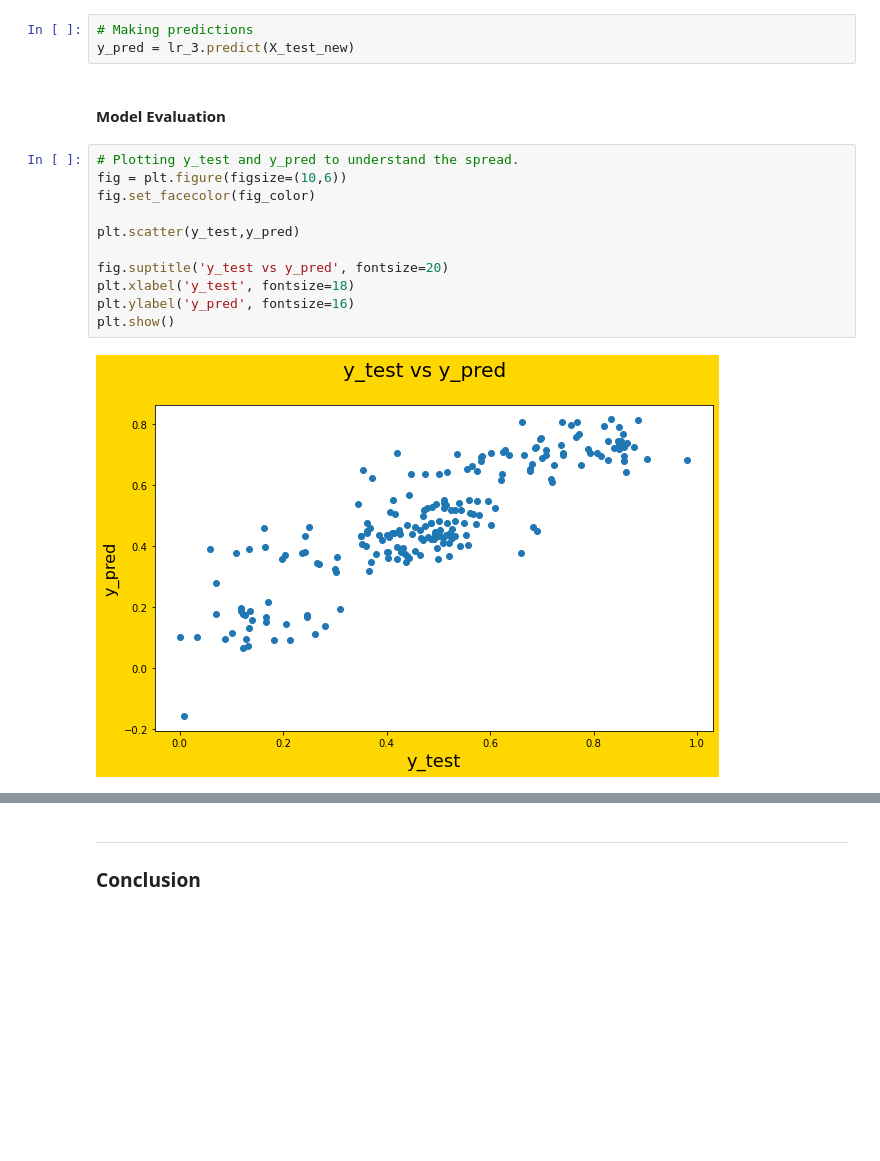
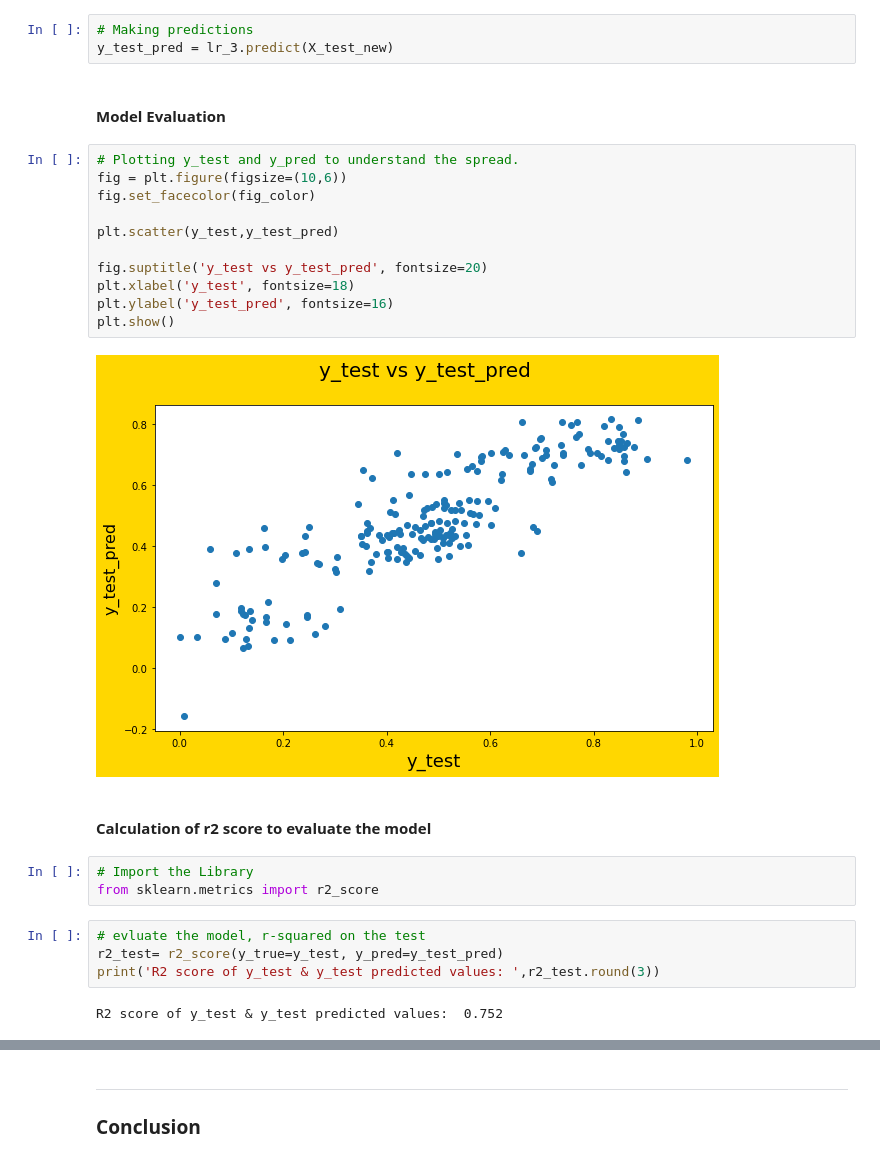
Before and after one commit to sinhapm/MLRmodel_BikeUserDemand, a Jupyter notebook: CaseStudy_MLR_BikeUserDemand.ipynb, the cells around one changed output, grey strips where cells are left out. Saved outputs shown, nothing was run; the diff lists cells and outputs as text; blank space fills up the shorter version.

```diff
--- a/CaseStudy_MLR_BikeUserDemand.ipynb
+++ b/CaseStudy_MLR_BikeUserDemand.ipynb
@@ -1189,19 +1189,30 @@ X_test_new.head()
 | 412 | 1.0 | 0.518694 | 1 | 0 | 0 | 1 | 1 | 0 | 0 |
 # %%
 # Making predictions
-y_pred = lr_3.predict(X_test_new)
+y_test_pred = lr_3.predict(X_test_new)
 # %% [markdown]
 #### Model Evaluation
 # %%
 # Plotting y_test and y_pred to understand the spread.
 fig = plt.figure(figsize=(10,6))
 fig.set_facecolor(fig_color)
 
-plt.scatter(y_test,y_pred)
+plt.scatter(y_test,y_test_pred)
 
-fig.suptitle('y_test vs y_pred', fontsize=20)
+fig.suptitle('y_test vs y_test_pred', fontsize=20)
 plt.xlabel('y_test', fontsize=18)
-plt.ylabel('y_pred', fontsize=16)
+plt.ylabel('y_test_pred', fontsize=16)
 plt.show()
 # %% [output]
-[figure, old version]
+[figure, new version]
+# %% [markdown]
+#### Calculation of r2 score to evaluate the model
+# %%
+# Import the Library
+from sklearn.metrics import r2_score
+# %%
+# evluate the model, r-squared on the test
+r2_test= r2_score(y_true=y_test, y_pred=y_test_pred)
+print('R2 score of y_test & y_test predicted values: ',r2_test.round(3))
+# %% [output]
+R2 score of y_test & y_test predicted values:  0.752
```
Also changed, not shown: parts of 9 cells of this notebook.
